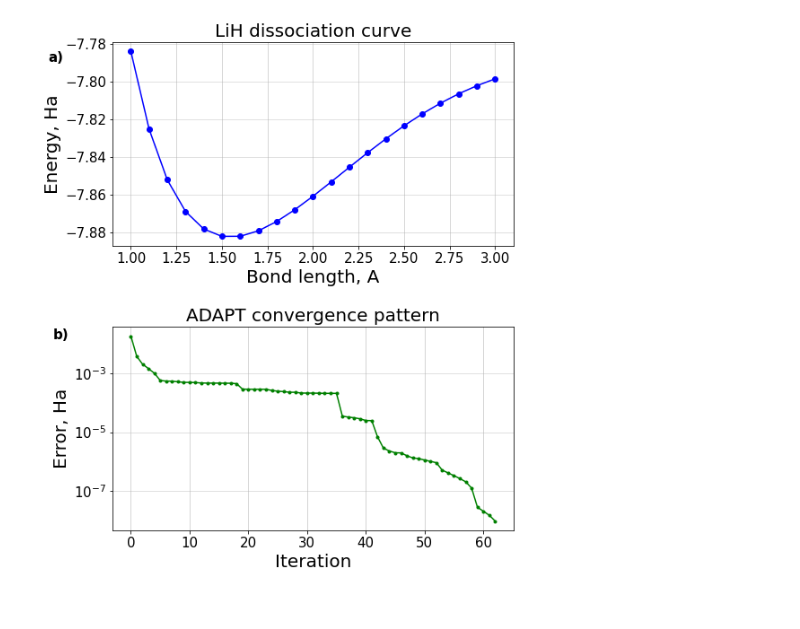
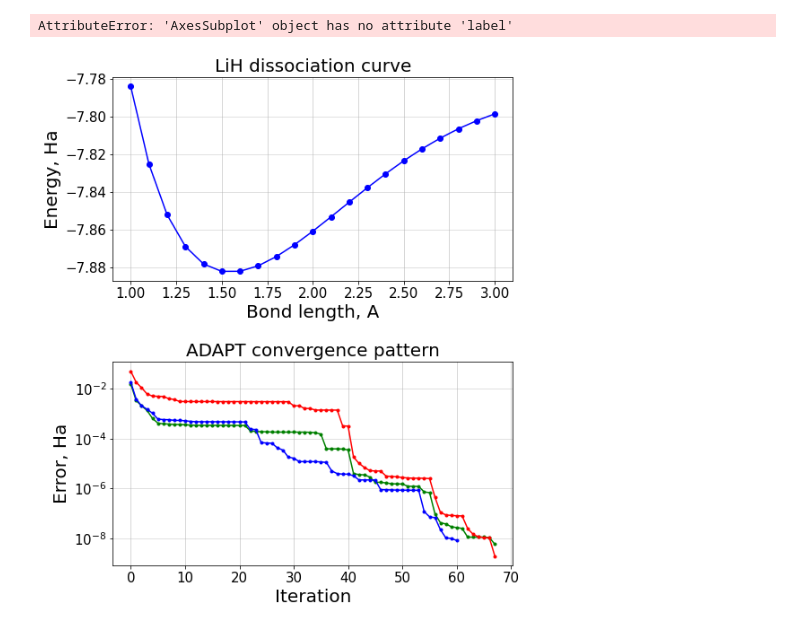
Before and after one commit to VladShkolnikov/LiH_dissociation_curve, a Jupyter notebook: Plotter.ipynb, the cells around one changed output. Cells and saved outputs as stored; diff of their text form; code cells hidden in the pictures.

Commit message:
Update plotter to print several curves

```diff
--- a/Plotter.ipynb
+++ b/Plotter.ipynb
@@ -32,45 +32,49 @@ for dist in [1.0,1.1,1.2,1.3,1.4,1.5,1.6,1.7,1.8,1.9,
 
 plots[0].plot(lengths,energies,linestyle='-', marker='o', color='b')
 plots[0].grid( linestyle = '-', linewidth = 0.5)
 
 
 plots[1].set_title('ADAPT convergence pattern',fontsize=20)
 plots[1].grid(axis='y', alpha=0.75)
 plots[1].set_xlabel('Iteration',fontsize=20)
 plots[1].set_ylabel('Error, Ha',fontsize=20)
 
 plt.rc('xtick', labelsize=15)
 plt.rc('ytick', labelsize=15)
 
-file_to_open= "slurm-130684_6.out"
-
-iteration=[]
-errors=[]
-
-file = open(file_to_open,'rb').readlines()
-for line_number in range(len(file)):
-    line=file[line_number].decode("utf-8")
-    if len(line)>45 and line[:45]=="                         ADAPT-VQE iteration:":
-        if float(file[line_number+4].decode("utf-8")[7:])>0:
-            iteration.append(int(line[47:]))
-            error_line=file[line_number+4].decode("utf-8")
-            errors.append(float(error_line[7:]))
+files_to_open= [("slurm-149434_2.out", 'g', 1.1), ("slurm-149434_6.out", 'b', 1.5), ("slurm-149434_16.out", 'r', 2.5) ]
 
 
 
-plots[1].plot(iteration,errors,linestyle='-', marker='.', color='g')
+for file_to_open, color, label in files_to_open:
+    iteration=[]
+    errors=[]
+    file = open(file_to_open,'rb').readlines()
+    for line_number in range(len(file)):
+        line=file[line_number].decode("utf-8")
+        if len(line)>45 and line[:45]=="                         ADAPT-VQE iteration:":
+            if float(file[line_number+4].decode("utf-8")[7:])>0:
+                iteration.append(int(line[47:]))
+                error_line=file[line_number+4].decode("utf-8")
+                errors.append(float(error_line[7:]))
+    plots[1].plot(iteration,errors,linestyle='-', marker='.', color=color, label=label)
+
+
+#plots[1].plot(iteration,errors,linestyle='-', marker='.', color='g')
 plots[1].grid( linestyle = '-', linewidth = 0.5)
 plots[1].set_yscale("log")
+plots[1].label
 
 
 fig.text(0.0, 0.85, "a)", fontdict=None,fontsize=15,fontweight="bold")
 fig.text(0.01, 0.42, "b)", fontdict=None,fontsize=15,fontweight="bold")
 
 fig.savefig('LiH_10_qubits.pdf',bbox_inches = 'tight',
     pad_inches = 0)
 plt.show()
 
 
 # Set a clean upper y-axis limit.
 # %% [output]
+AttributeError: 'AxesSubplot' object has no attribute 'label'
-[figure, old version]
+[figure, new version]
```
